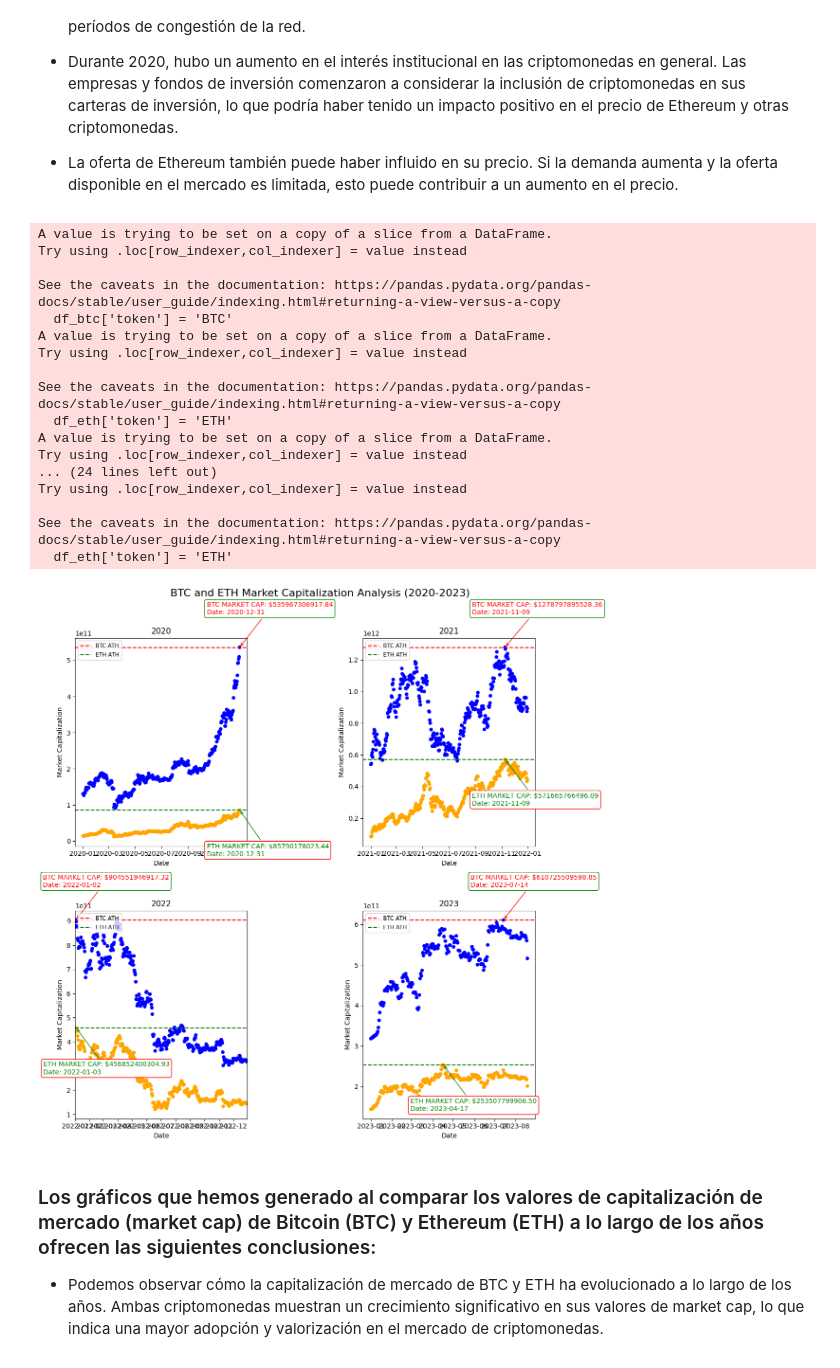
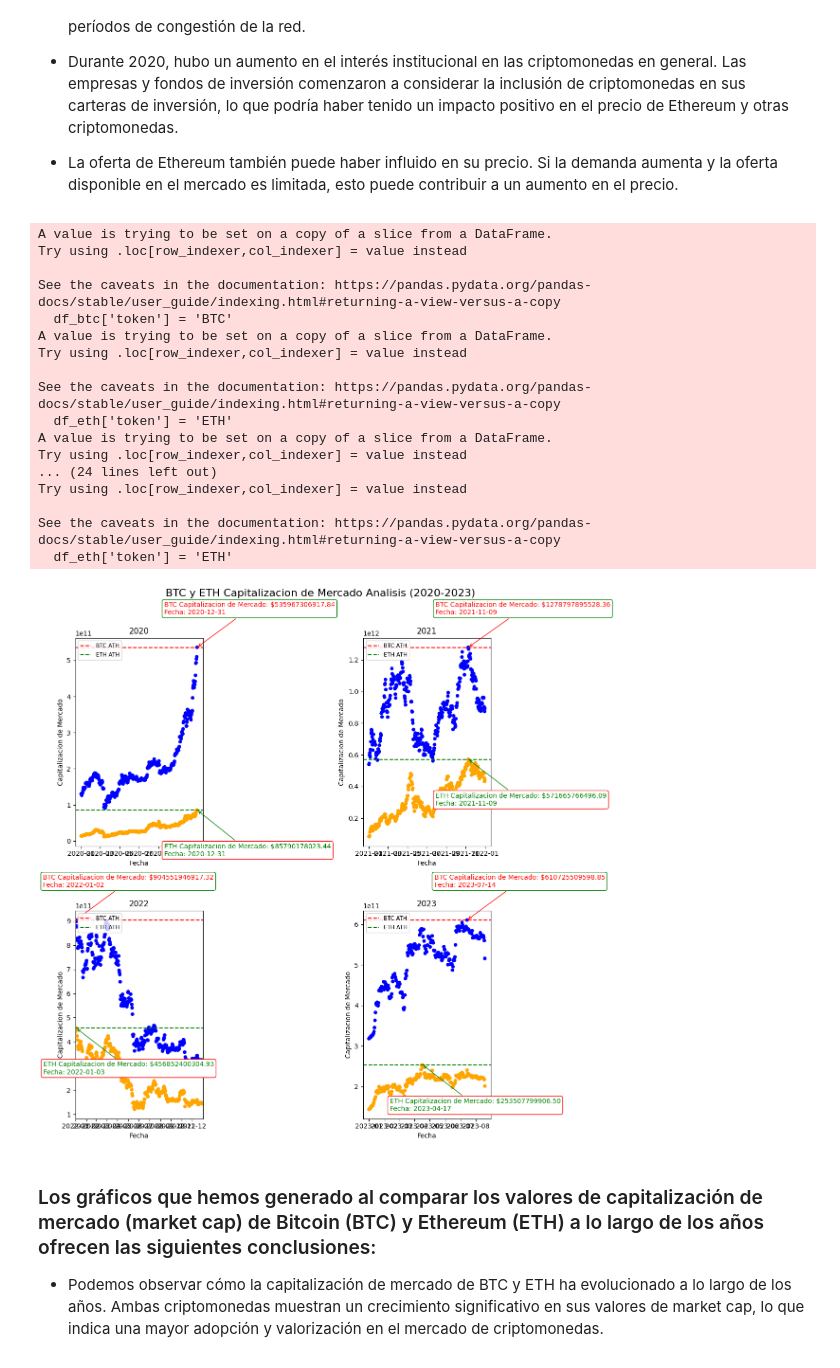
Before and after one commit to Bzetatuc/PI_2_Henry, a Jupyter notebook: EDA/eda.ipynb, the cells around one changed output. Cells and saved outputs as stored; diff of their text form; code cells hidden in the pictures.

```diff
--- a/EDA/eda.ipynb
+++ b/EDA/eda.ipynb
@@ -415,9 +406,9 @@ for i, df in enumerate(dfs):
     col = i % 2
 
     ax = df.plot(x='date', y='price', kind='scatter', ax=axes[row, col])
-    ax.set_xlabel('Date')
-    ax.set_ylabel('Price')
-    ax.set_title(f'Scatter Plot of BTC Price ({years[i]})')
+    ax.set_xlabel('Fecha')
+    ax.set_ylabel('Precio')
+    ax.set_title(f'BTC Precio ({years[i]})')
 
     # Obtener el ATH del año actual
     ath_value = df['price'].max()
@@ -432,7 +423,7 @@ for i, df in enumerate(dfs):
     formatted_ath_date = ath_date.strftime('%Y-%m-%d')
 
     # Agregar anotación para mostrar el valor y la fecha del ATH en cada punto
-    ax.annotate(f'Value: {ath_value:.2f}\nDate: {formatted_ath_date}', xy=(ath_date, ath_value),
+    ax.annotate(f'valor: {ath_value:.2f}\nFecha: {formatted_ath_date}', xy=(ath_date, ath_value),
                 xytext=(10, 40), textcoords='offset points', arrowprops=dict(arrowstyle='->'))
 
     # Mostrar leyenda
@@ -821,9 +812,9 @@ for i, (df_btc, df_eth) in enumerate(zip(dfs_btc, dfs_eth)):
     df_btc.plot(x='date', y='price', kind='scatter', ax=ax, color='blue', label='BTC')
     df_eth.plot(x='date', y='price', kind='scatter', ax=ax, color='orange', label='ETH')
 
-    ax.set_xlabel('Date')
-    ax.set_ylabel('Price')
-    ax.set_title(f'Scatter Plot of BTC and ETH Price ({years[i]})')
+    ax.set_xlabel('Fecha')
+    ax.set_ylabel('Precio')
+    ax.set_title(f'BTC y ETH Precio ({years[i]})')
 
     # Obtener el ATH de BTC y ETH del año actual
     ath_value_btc = df_btc['price'].max()
@@ -844,10 +835,10 @@ for i, (df_btc, df_eth) in enumerate(zip(dfs_btc, dfs_eth)):
     formatted_ath_date_eth = ath_date_eth.strftime('%Y-%m-%d')
 
     # Agregar anotaciones para mostrar el valor y la fecha del ATH en cada punto para BTC y ETH
-    ax.annotate(f'BTC Value: {ath_value_btc:.2f}\nDate: {formatted_ath_date_btc}', xy=(ath_date_btc, ath_value_btc),
+    ax.annotate(f'BTC Valor: {ath_value_btc:.2f}\nFecha: {formatted_ath_date_btc}', xy=(ath_date_btc, ath_value_btc),
                 xytext=(10, 40), textcoords='offset points', arrowprops=dict(arrowstyle='->'))
 
-    ax.annotate(f'ETH Value: {ath_value_eth:.2f}\nDate: {formatted_ath_date_eth}', xy=(ath_date_eth, ath_value_eth),
+    ax.annotate(f'ETH Valor: {ath_value_eth:.2f}\nFecha: {formatted_ath_date_eth}', xy=(ath_date_eth, ath_value_eth),
                 xytext=(10, 40), textcoords='offset points', arrowprops=dict(arrowstyle='->'))
 
     # Mostrar leyenda
@@ -910,7 +901,7 @@ years = [2020, 2021, 2022, 2023]
 fig, axes = plt.subplots(2, 2, figsize=(12, 12))
 
 # Título general del gráfico
-fig.suptitle("BTC and ETH Market Capitalization Analysis (2020-2023)", fontsize=16)
+fig.suptitle("BTC y ETH Capitalizacion de Mercado Analisis (2020-2023)", fontsize=16)
 
 for i, (df_btc, df_eth) in enumerate(zip(dfs_btc, dfs_eth)):
     row = i // 2
@@ -924,8 +915,8 @@ for i, (df_btc, df_eth) in enumerate(zip(dfs_btc, dfs_eth)):
     ax = df_concat.plot(x='date', y='market_cap', kind='scatter', ax=axes[row, col],
                         c=df_concat['token'].map({'BTC': 'blue', 'ETH': 'orange'}))  # Asignar colores según el token
 
-    ax.set_xlabel('Date')
-    ax.set_ylabel('Market Capitalization')
+    ax.set_xlabel('Fecha')
+    ax.set_ylabel('Capitalizacion de Mercado')
     ax.set_title(f'{years[i]}')
 
     if years[i] == 2022:
@@ -945,39 +936,39 @@ for i, (df_btc, df_eth) in enumerate(zip(dfs_btc, dfs_eth)):
 
     bbox_props = dict(boxstyle='round', facecolor='white', edgecolor='red' if df_btc['market_cap'].idxmax() == 0 else 'green')
 
-    ax.annotate(f'BTC MARKET CAP: ${market_cap_value_btc:.2f}\nDate: {formatted_market_cap_date_btc}',
+    ax.annotate(f'BTC Capitalizacion de Mercado: ${market_cap_value_btc:.2f}\nFecha: {formatted_market_cap_date_btc}',
                 xy=(market_cap_date_btc, market_cap_value_btc), xytext=(-50, 50), textcoords='offset points',
                 arrowprops=dict(arrowstyle='->', color='red'), color='red', bbox=bbox_props)
 
     bbox_props = dict(boxstyle='round', facecolor='white', edgecolor='green' if df_eth['market_cap'].idxmax() == 0 else 'red')
 
-    ax.annotate(f'ETH MARKET CAP: ${market_cap_value_eth:.2f}\nDate: {formatted_market_cap_date_eth}',
+    ax.annotate(f'ETH Capitalizacion de Mercado: ${market_cap_value_eth:.2f}\nFecha: {formatted_market_cap_date_eth}',
                 xy=(market_cap_date_eth, market_cap_value_eth), xytext=(-50, -70), textcoords='offset points',
                 arrowprops=dict(arrowstyle='->', color='green'), color='green', bbox=bbox_props)
 
     ax.legend(loc='upper left', fontsize='small')  # Ajustar la ubicación y el tamaño de la leyenda
 
 plt.tight_layout()
 plt.show()
 # %% [output]
 A value is trying to be set on a copy of a slice from a DataFrame.
 Try using .loc[row_indexer,col_indexer] = value instead
 
 See the caveats in the documentation: https://pandas.pydata.org/pandas-docs/stable/user_guide/indexing.html#returning-a-view-versus-a-copy
   df_btc['token'] = 'BTC'
 A value is trying to be set on a copy of a slice from a DataFrame.
 Try using .loc[row_indexer,col_indexer] = value instead
 
 See the caveats in the documentation: https://pandas.pydata.org/pandas-docs/stable/user_guide/indexing.html#returning-a-view-versus-a-copy
   df_eth['token'] = 'ETH'
 A value is trying to be set on a copy of a slice from a DataFrame.
 Try using .loc[row_indexer,col_indexer] = value instead
 ... (24 lines left out)
 Try using .loc[row_indexer,col_indexer] = value instead
 
 See the caveats in the documentation: https://pandas.pydata.org/pandas-docs/stable/user_guide/indexing.html#returning-a-view-versus-a-copy
   df_eth['token'] = 'ETH'
-[figure, old version]
+[figure, new version]
 # %% [markdown]
 ### Los gráficos que hemos generado al comparar los valores de capitalización de mercado (market cap) de Bitcoin (BTC) y Ethereum (ETH) a lo largo de los años ofrecen las siguientes conclusiones:
 
```
Also changed, not shown: parts of 39 cells of this notebook, 18 other files.
